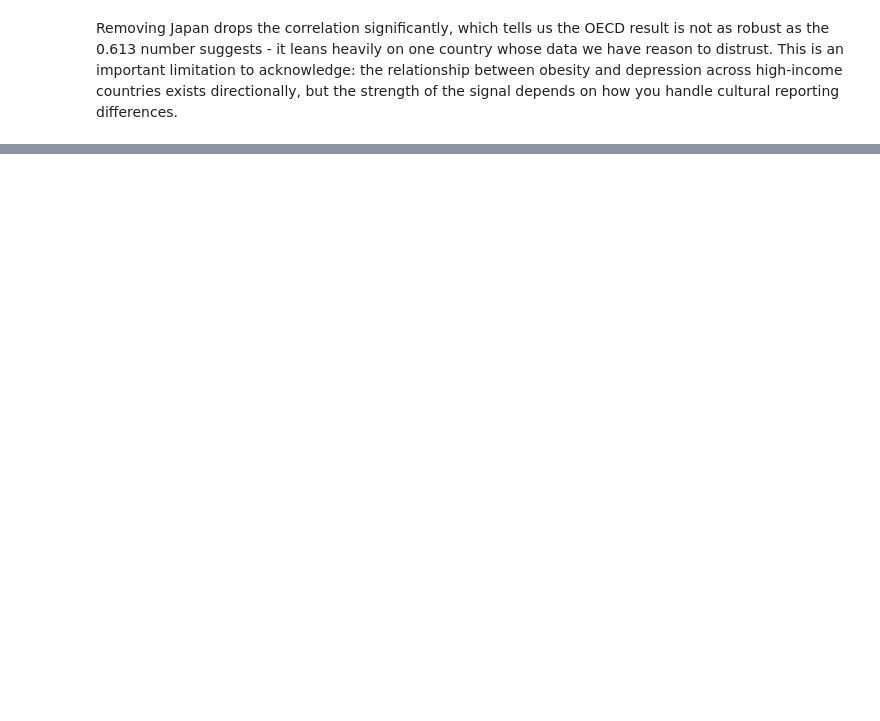
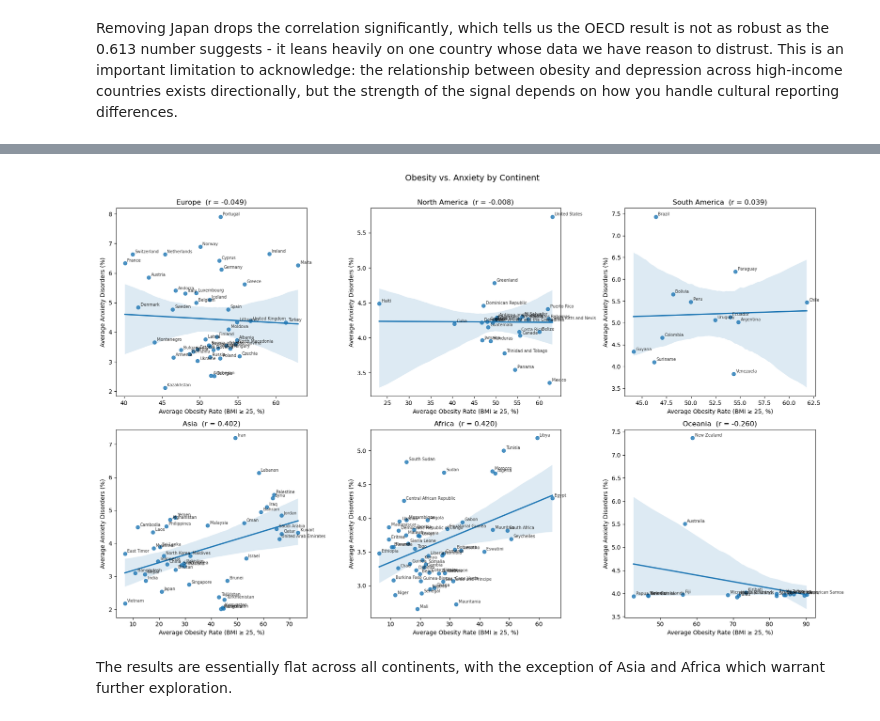
Before and after one commit to IvanOgnyanovGoranov/diet-obesity-mental-health-analysis, a Jupyter notebook: project.ipynb, the cells around one changed output, grey strips where cells are left out. Drawn from its saved outputs; the diff is of its cells as text; code cells hidden in the pictures; blank space fills up the shorter version.

```diff
--- a/project.ipynb
+++ b/project.ipynb
@@ -309,2 +366,28 @@ Removing Japan drops the correlation significantly, which tells us the OECD resu
+# %%
+country_avg_anxiety = obesity_mental_health_df.groupby('country')[['obesity_rate', 'anxiety_disorders']].mean().reset_index()
+
+country_avg_anxiety['continent'] = country_avg_anxiety['country'].map(
+    {c: cont for cont, countries in continent_map.items() for c in countries}
+)
+
+country_avg_anxiety = country_avg_anxiety[country_avg_anxiety['country'] != 'World']
+# %%
+fig, axes = plt.subplots(2, 3, figsize=(18, 11))
+axes = axes.flatten()
+
+for ax, continent in zip(axes, continents):
+    subset = country_avg_anxiety[country_avg_anxiety['continent'] == continent].dropna(subset=['obesity_rate', 'anxiety_disorders'])
+    if len(subset) < 3:
+        ax.set_visible(False)
+        continue
+    plot_corr(subset, 'obesity_rate', 'anxiety_disorders', continent, ax, ylabel='Average Anxiety Disorders (%)')
+
+plt.suptitle('Obesity vs. Anxiety by Continent', fontsize=14, y=1.01)
+plt.tight_layout()
+plt.show()
+# %% [output]
+[figure, added]
+# %% [markdown]
+The results are essentially flat across all continents, with the exception of Asia and Africa which warrant further exploration.
 # %% [markdown]
 ## Conclusion
```
Also changed, not shown: parts of 26 cells of this notebook, 1 other file.
